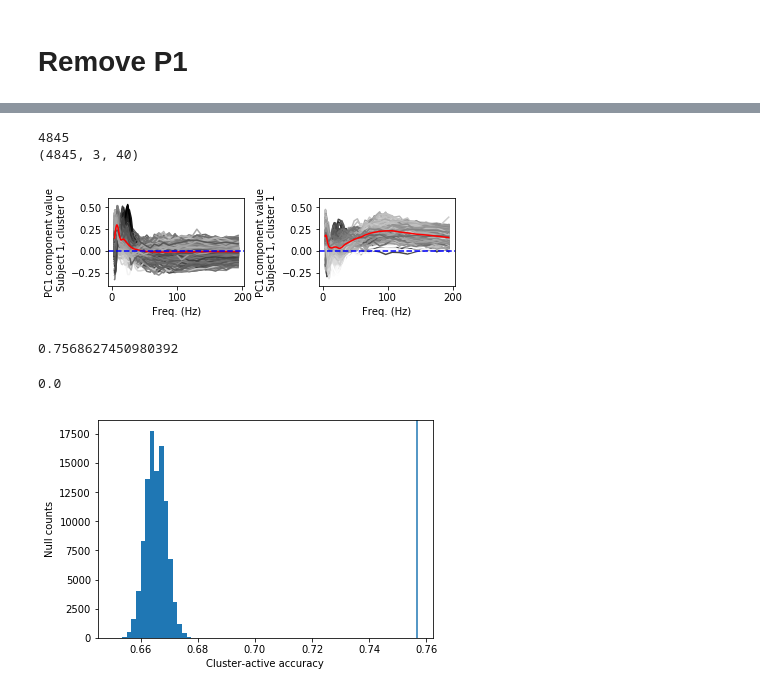
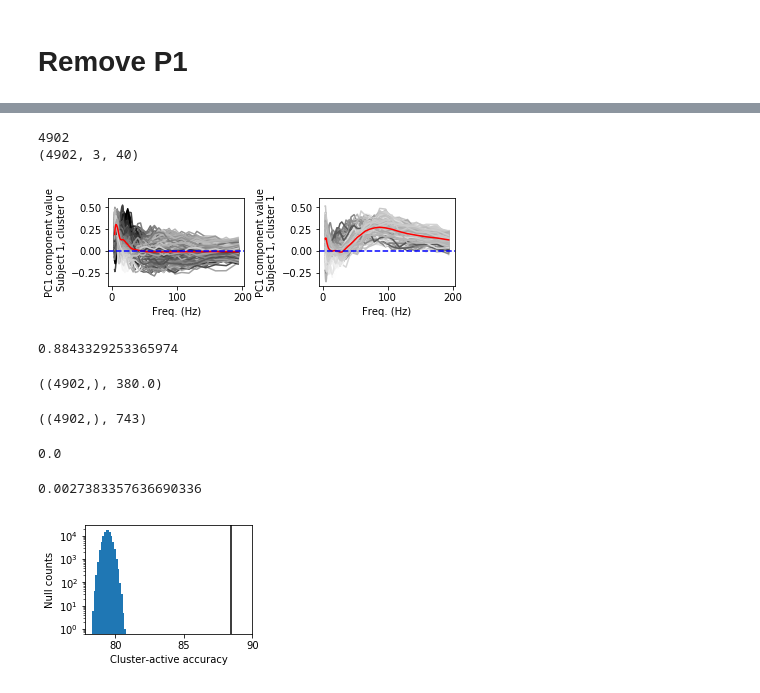
Before and after one commit to BouchardLab/cv_paper_plots, a Jupyter notebook: xfreq/broadband_plots-CV-ch.ipynb, the cells around one changed output, grey strips where cells are left out. Drawn from its saved outputs; the diff is of its cells as text; code cells hidden in the pictures.

```diff
--- a/xfreq/broadband_plots-CV-ch.ipynb
+++ b/xfreq/broadband_plots-CV-ch.ipynb
@@ -31,28 +31,3 @@ freqs = bands.chang_lab['cfs']
 # %%
 subject_idx = 0
 subject = subjects[subject_idx]
-# %%
-baselines = dict()
-with h5py.File(os.path.join(folder, files[subject_idx]), 'r') as f:
-    block_labels = f['block'].value
-    for key, value in f.items():
-        if ('block' in key) and ('band' in key):
-            items = key.split('_')
-            block, band = int(items[2]), int(items[4])
-            baselines[(block, band)] = np.squeeze(value.value).astype('float32')
-    good_examples, good_channels = good_examples_and_channels(f['X0'].value)
-    vsmc = np.concatenate([f['anatomy']['preCG'].value, f['anatomy']['postCG'].value])
-    vsmc_electrodes = np.zeros(256)
-    vsmc_electrodes[vsmc] = 1
-    tokens = f['tokens'].value.astype('str').tolist()
-
-    good_examples = sorted(np.nonzero(good_examples)[0].tolist())
-
-    good_channels = sorted(np.nonzero(vsmc_electrodes * good_channels)[0].tolist())
-    n_trials, n_channels, n_time = f['X0'].shape
-    print(len(good_examples), len(good_channels))
-    X = np.zeros((40, len(good_examples), len(good_channels), n_time), dtype='float32')
-    block_labels = block_labels[good_examples]
-    for ii in range(40):
-        X[ii] = f['X{}'.format(ii)][good_examples][:, good_channels]
-    labels = f['y'][good_examples]
@@ -61,0 +34,5 @@ KeyboardInterrupt:
+# %%
+print(subject)
+fname = os.path.join(folder, files[subject_idx])
+X, baselines, good_examples, good_channels, tokens, block_labels, labels = load_data(fname)
+bl_mean, bl_std = baseline_mean_std(block_labels, good_channels, baselines)
@@ -199,13 +183,23 @@ for ii, ax in enumerate(axes.ravel()):
 f.tight_layout()
 plt.savefig(os.path.join(os.environ['HOME'], 'Downloads/{}_PC1s_cv-ch.pdf'.format(subject_labels[subject])))
 # %% [output]
-4845
-(4845, 3, 40)
+4902
+(4902, 3, 40)
-[figure, old version]
+[figure, new version]
-# %%
-max((active == y).mean(), (active == (1-y)).mean())
-# %% [output]
-0.7568627450980392
+# %%
+def symm_acc(y, y_hat):
+    return max((y == y_hat).mean(), (y == (1-y_hat)).mean())
+print(symm_acc(active, y))
+# %% [output]
+0.8843329253365974
+# %%
+active.shape, active.sum()
+# %% [output]
+((4902,), 380.0)
+# %%
+y.shape, y.sum()
+# %% [output]
+((4902,), 743)
 # %%
 oval = max((active == y).mean(), (active == (1-y)).mean())
 n = 100000
@@ -217,12 +211,19 @@ for ii in range(n):
 (vals >= oval).mean()
 # %% [output]
 0.0
+# %%
+vals.std()
+# %% [output]
+0.0027383357636690336
 # %%
-plt.hist(vals, bins=20)
-plt.axvline(oval, 0, 1)
+plt.figure(figsize=(3, 2))
+plt.hist(vals*100, bins=20)
+plt.axvline(oval*100, 0, 1, c='k')
 plt.xlabel('Cluster-active accuracy')
 plt.ylabel('Null counts')
-plt.savefig('/home/jesse/Downloads/null_cluster.pdf')
+plt.yscale('log')
+plt.xticks([80, 85, 90])
+plt.savefig('/home/jesse/Downloads/null_cluster.pdf', dpi=300)
 # %% [output]
-[figure, old version]
+[figure, new version]
 # %%
```
Also changed, not shown: parts of 9 cells of this notebook, 7 other files.
